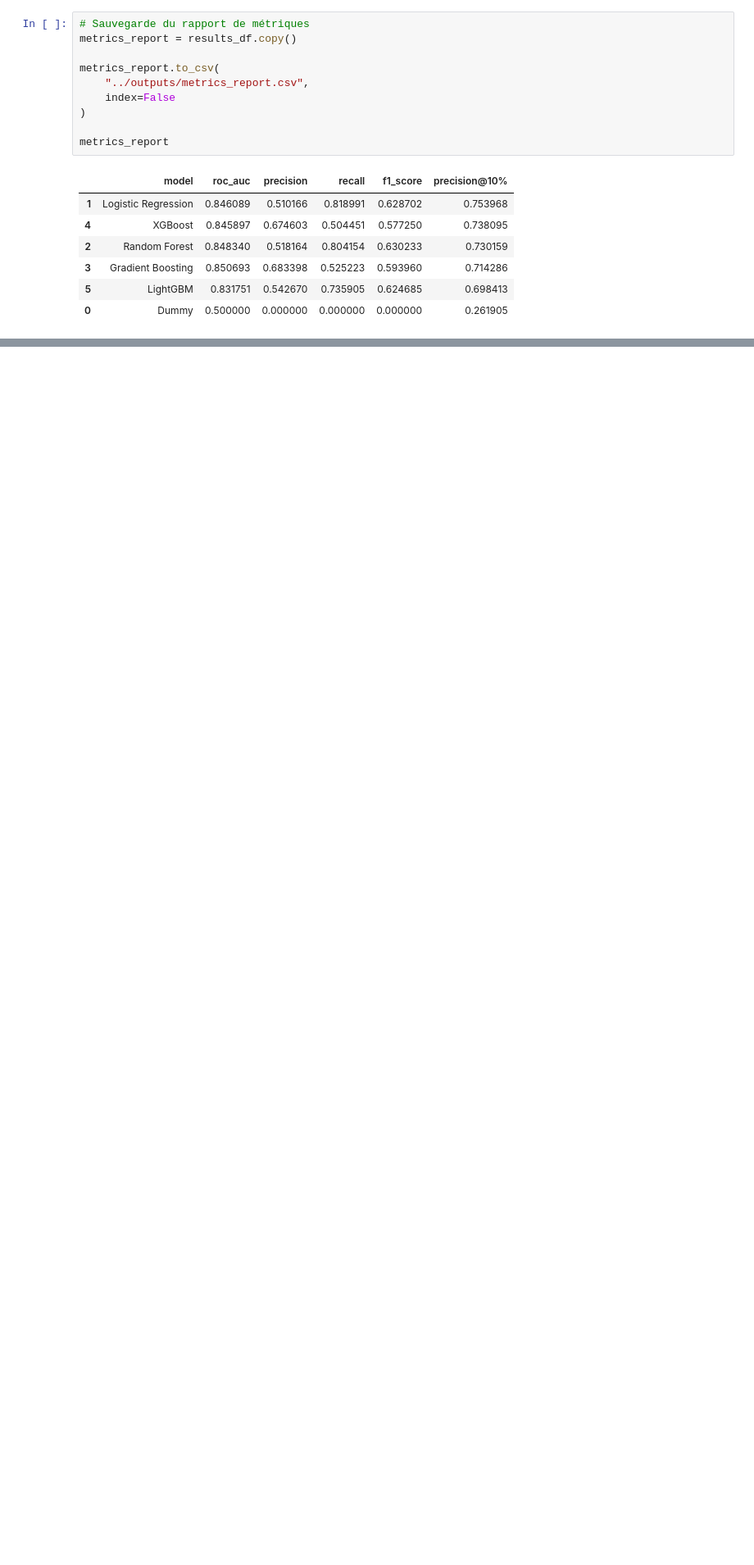
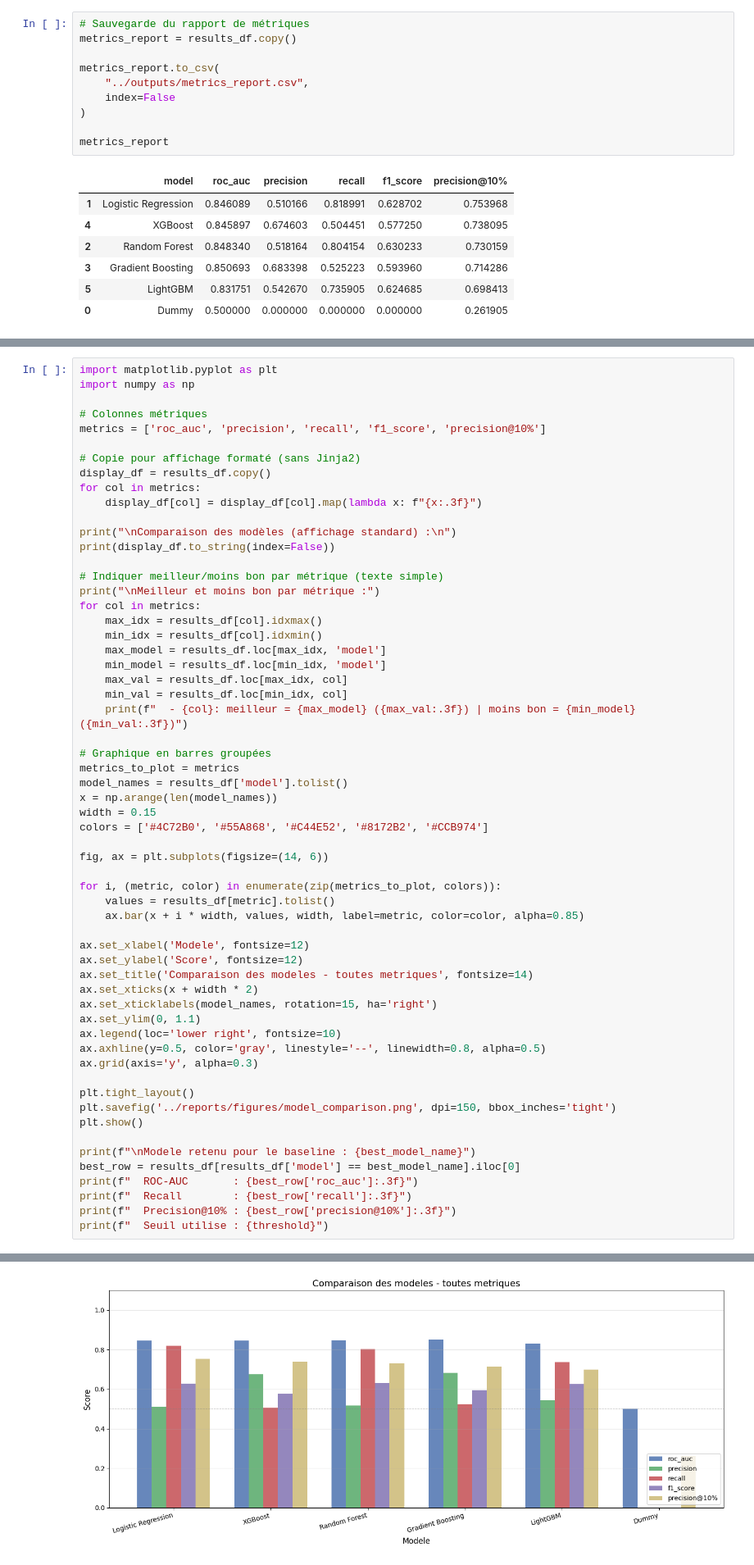
Before and after one commit to RomainGuillon/Identifier-churn, a Jupyter notebook: notebooks/02_baseline_model.ipynb, the cells around one changed output, grey strips where cells are left out. Shown at 82% size. Saved outputs shown, nothing was run; the diff lists cells and outputs as text; blank space fills up the shorter version.

```diff
--- a/notebooks/02_baseline_model.ipynb
+++ b/notebooks/02_baseline_model.ipynb
@@ -614,0 +629,60 @@ metrics_report
+# %%
+import matplotlib.pyplot as plt
+import numpy as np
+
+# Colonnes métriques
+metrics = ['roc_auc', 'precision', 'recall', 'f1_score', 'precision@10%']
+
+# Copie pour affichage formaté (sans Jinja2)
+display_df = results_df.copy()
+for col in metrics:
+    display_df[col] = display_df[col].map(lambda x: f"{x:.3f}")
+
+print("\nComparaison des modèles (affichage standard) :\n")
+print(display_df.to_string(index=False))
+
+# Indiquer meilleur/moins bon par métrique (texte simple)
+print("\nMeilleur et moins bon par métrique :")
+for col in metrics:
+    max_idx = results_df[col].idxmax()
+    min_idx = results_df[col].idxmin()
+    max_model = results_df.loc[max_idx, 'model']
+    min_model = results_df.loc[min_idx, 'model']
+    max_val = results_df.loc[max_idx, col]
+    min_val = results_df.loc[min_idx, col]
+    print(f"  - {col}: meilleur = {max_model} ({max_val:.3f}) | moins bon = {min_model} ({min_val:.3f})")
+
+# Graphique en barres groupées
+metrics_to_plot = metrics
+model_names = results_df['model'].tolist()
+x = np.arange(len(model_names))
+width = 0.15
+colors = ['#4C72B0', '#55A868', '#C44E52', '#8172B2', '#CCB974']
+
+fig, ax = plt.subplots(figsize=(14, 6))
+
+for i, (metric, color) in enumerate(zip(metrics_to_plot, colors)):
+    values = results_df[metric].tolist()
+    ax.bar(x + i * width, values, width, label=metric, color=color, alpha=0.85)
+
+ax.set_xlabel('Modele', fontsize=12)
+ax.set_ylabel('Score', fontsize=12)
+ax.set_title('Comparaison des modeles - toutes metriques', fontsize=14)
+ax.set_xticks(x + width * 2)
+ax.set_xticklabels(model_names, rotation=15, ha='right')
+ax.set_ylim(0, 1.1)
+ax.legend(loc='lower right', fontsize=10)
+ax.axhline(y=0.5, color='gray', linestyle='--', linewidth=0.8, alpha=0.5)
+ax.grid(axis='y', alpha=0.3)
+
+plt.tight_layout()
+plt.savefig('../reports/figures/model_comparison.png', dpi=150, bbox_inches='tight')
+plt.show()
+
+print(f"\nModele retenu pour le baseline : {best_model_name}")
+best_row = results_df[results_df['model'] == best_model_name].iloc[0]
+print(f"  ROC-AUC       : {best_row['roc_auc']:.3f}")
+print(f"  Recall        : {best_row['recall']:.3f}")
+print(f"  Precision@10% : {best_row['precision@10%']:.3f}")
+print(f"  Seuil utilise : {threshold}")
+# %% [output]
@@ -614,0 +705 @@ metrics_report
+[figure, added]
```
Also changed, not shown: parts of 6 cells of this notebook, 3 other files.
